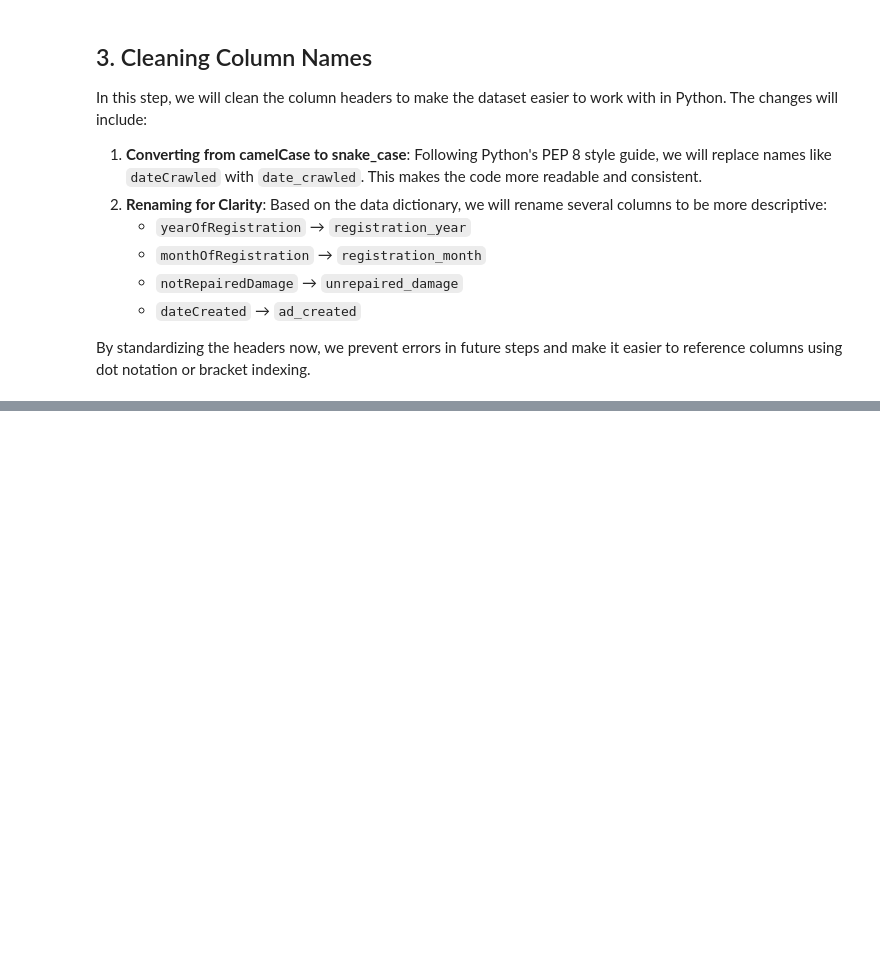
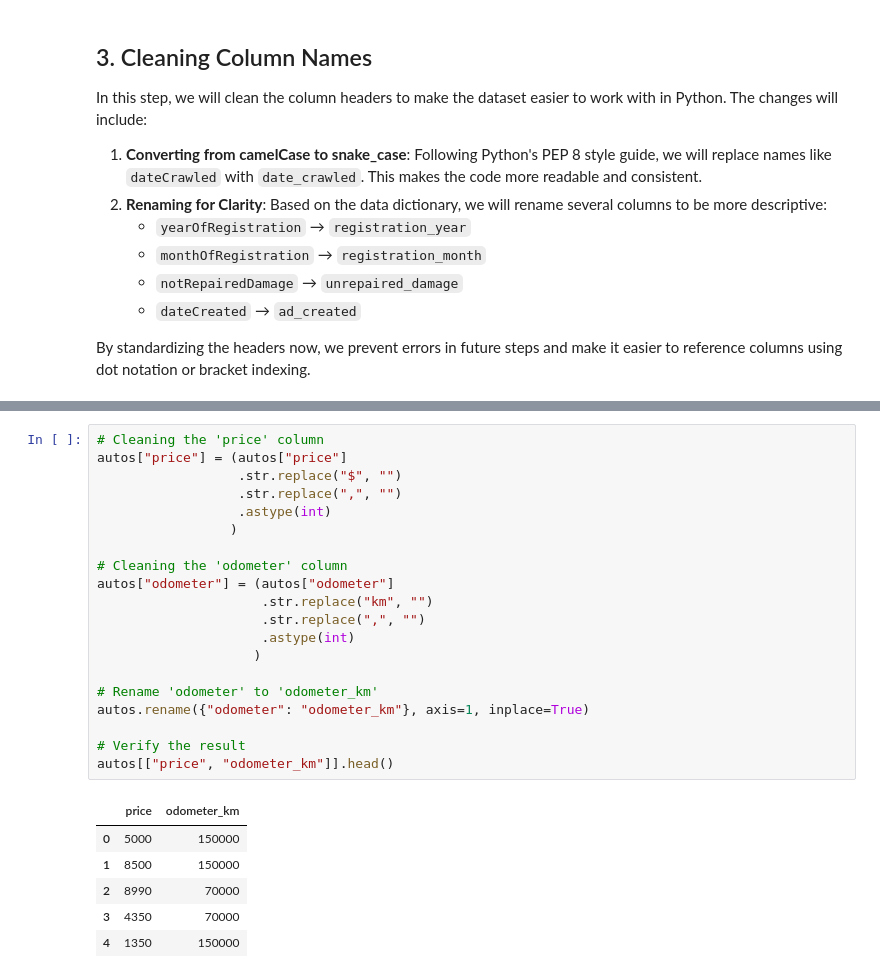
Before and after one commit to hukeirzz/Exploring-eBay-Car-Sales-Data, a Jupyter notebook: exploring_ebay_car_sales_data.ipynb, the cells around one changed output, grey strips where cells are left out. Saved outputs shown, nothing was run; the diff lists cells and outputs as text; blank space fills up the shorter version.

```diff
--- a/exploring_ebay_car_sales_data.ipynb
+++ b/exploring_ebay_car_sales_data.ipynb
@@ -124,0 +159,27 @@ Index(['dateCrawled', 'name', 'seller', 'offerType', 'price', 'abtest',
+# %%
+# Cleaning the 'price' column
+autos["price"] = (autos["price"]
+                  .str.replace("$", "")
+                  .str.replace(",", "")
+                  .astype(int)
+                 )
+
+# Cleaning the 'odometer' column
+autos["odometer"] = (autos["odometer"]
+                     .str.replace("km", "")
+                     .str.replace(",", "")
+                     .astype(int)
+                    )
+
+# Rename 'odometer' to 'odometer_km'
+autos.rename({"odometer": "odometer_km"}, axis=1, inplace=True)
+
+# Verify the result
+autos[["price", "odometer_km"]].head()
+# %% [output]
+|  | price | odometer_km |
+| 0 | 5000 | 150000 |
+| 1 | 8500 | 150000 |
+| 2 | 8990 | 70000 |
+| 3 | 4350 | 70000 |
+| 4 | 1350 | 150000 |
```
Also changed, not shown: parts of 3 cells of this notebook.
